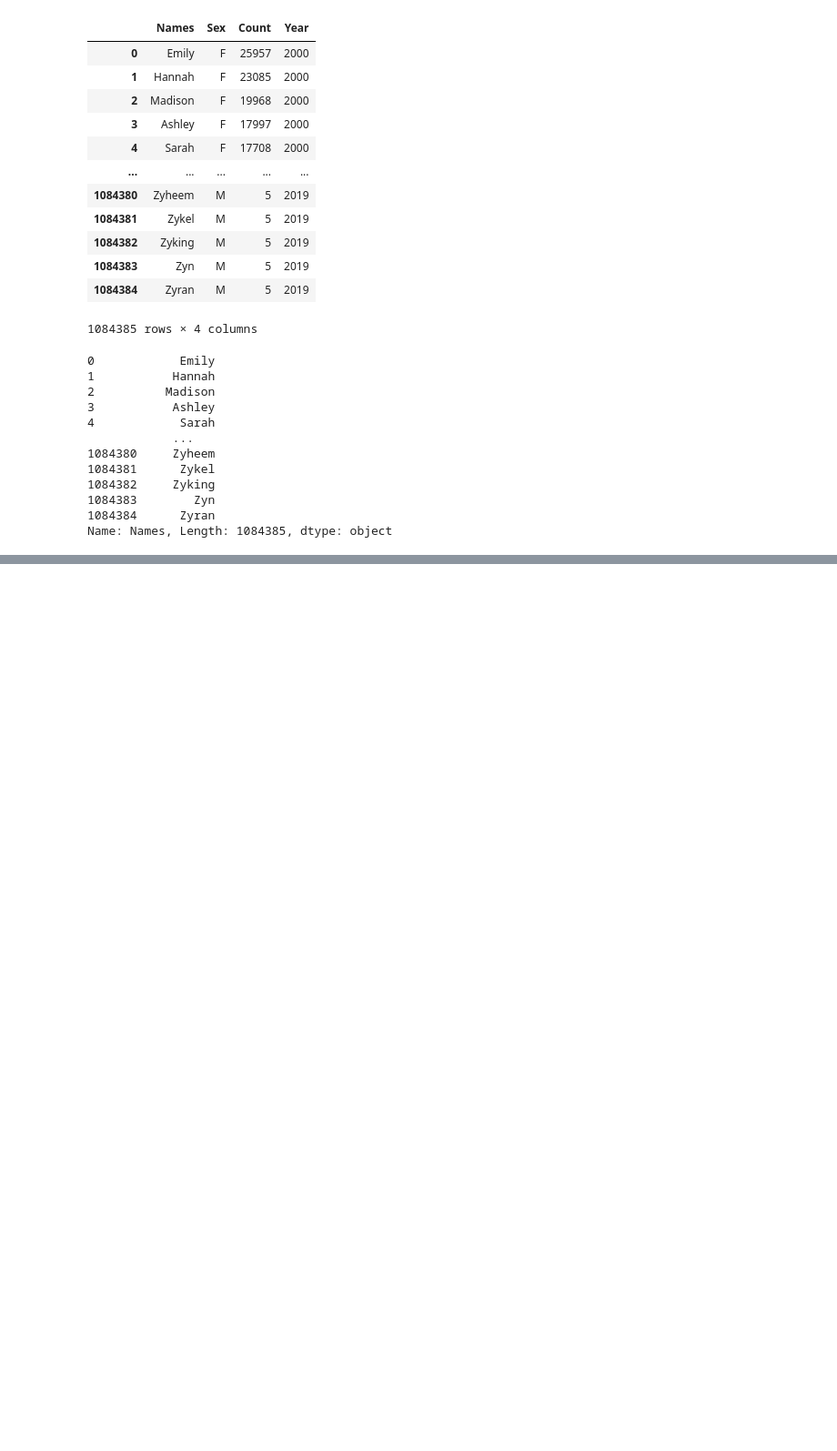
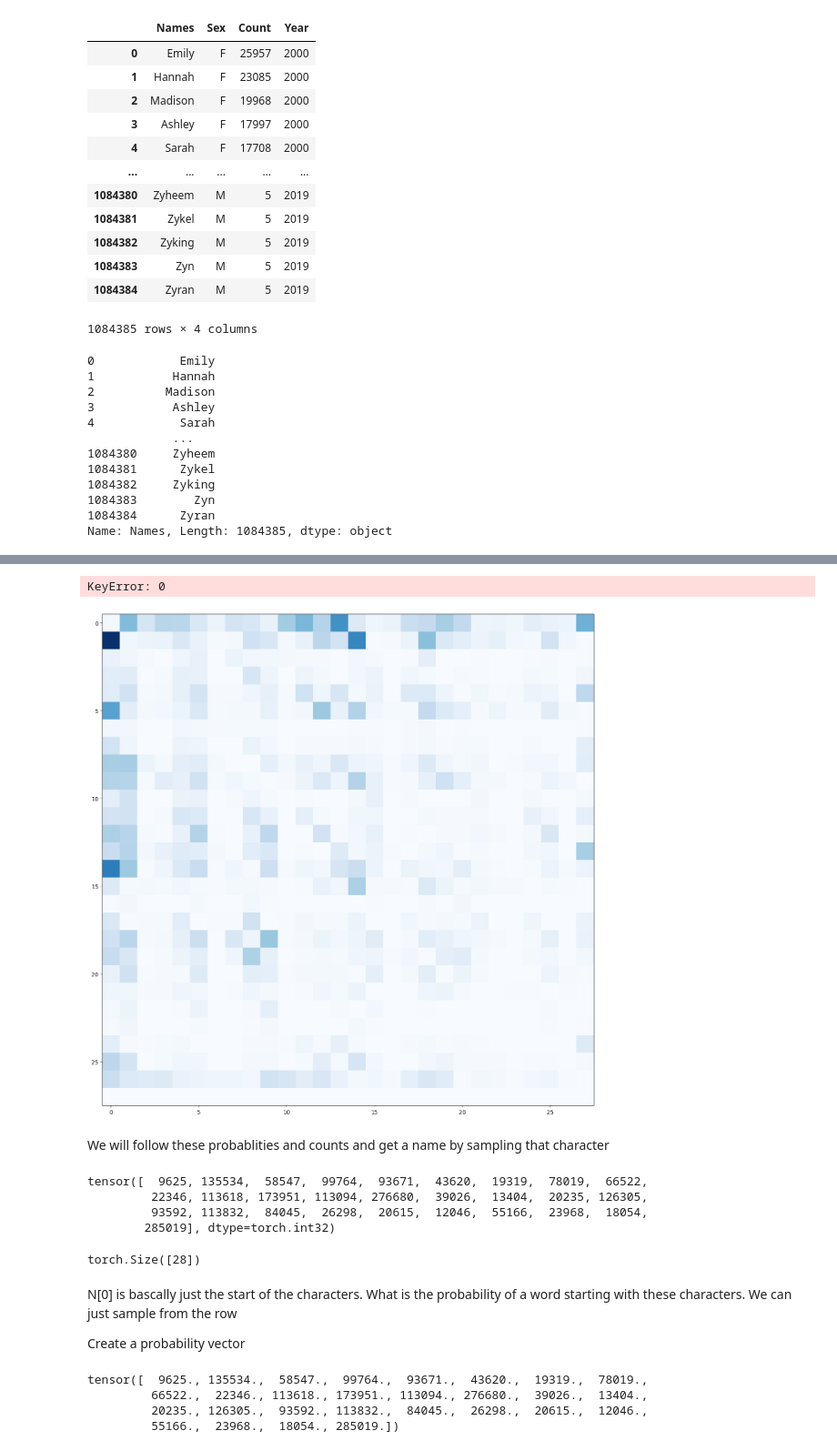
Before and after one commit to luisniebla/micrograd, a Jupyter notebook: makemore.ipynb, the cells around one changed output, grey strips where cells are left out. Shown at 91% size. Cells and saved outputs as stored; diff of their text form; code cells hidden in the pictures; blank space fills up the shorter version.

```diff
--- a/makemore.ipynb
+++ b/makemore.ipynb
@@ -36,0 +207,52 @@ Name: Names, Length: 1084385, dtype: object
+# %%
+chars = sorted(list(set(''.join(words).lower())))
+stoi = {s:i+1 for i, s in enumerate(chars)} # starts index at 1
+stoi['.'] = 0 # make special character 0
+itos = {i+1:s for s, i in stoi.items()}
+# %%
+for w in words:
+    chs = ['.'] + list(w.lower()) + ['.']
+    # treat a name as an iterator. walk through the word in two character sequences
+    for ch1, ch2 in zip(chs, chs[1:]):
+        ix1 = stoi[ch1]
+        ix2 = stoi[ch2]
+        N[ix1, ix2] += 1
+# %%
+# iterate over all the items but reverse array
+itos = {i+1:s for s,i in stoi.items()}
+
+# Create a table for the bigram
+plt.figure(figsize=(16,16))
+plt.imshow(N, cmap='Blues')
+for i in range(27):
+    for j in range(27):
+        chstr = itos[i] + itos[j]
+        plt.text(j, i, chstr, ha='center', va='bottom', color='gray')
+        plt.text(j, i, N[i,j].item(), ha='center',va='top')
+# %% [output]
+KeyError: 0
+[figure, added]
+# %% [markdown]
+We will follow these probablities and counts and get a name by sampling that character
+# %%
+N[0, :]
+# %% [output]
+tensor([  9625, 135534,  58547,  99764,  93671,  43620,  19319,  78019,  66522,
+         22346, 113618, 173951, 113094, 276680,  39026,  13404,  20235, 126305,
+         93592, 113832,  84045,  26298,  20615,  12046,  55166,  23968,  18054,
+        285019], dtype=torch.int32)
+# %%
+N[0].shape
+# %% [output]
+torch.Size([28])
+# %% [markdown]
+N[0] is bascally just the start of the characters. What is the probability of a word starting with these characters. We can just sample from the row
+
+Create a probability vector
+# %%
+p = N[0].float()
+# %% [output]
+tensor([  9625., 135534.,  58547.,  99764.,  93671.,  43620.,  19319.,  78019.,
+         66522.,  22346., 113618., 173951., 113094., 276680.,  39026.,  13404.,
+         20235., 126305.,  93592., 113832.,  84045.,  26298.,  20615.,  12046.,
+         55166.,  23968.,  18054., 285019.])
```
Also changed, not shown: parts of 44 cells of this notebook.
